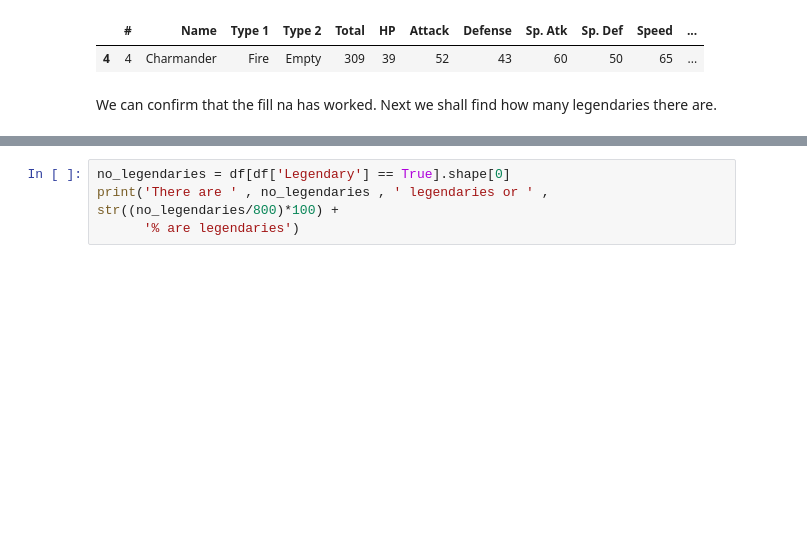
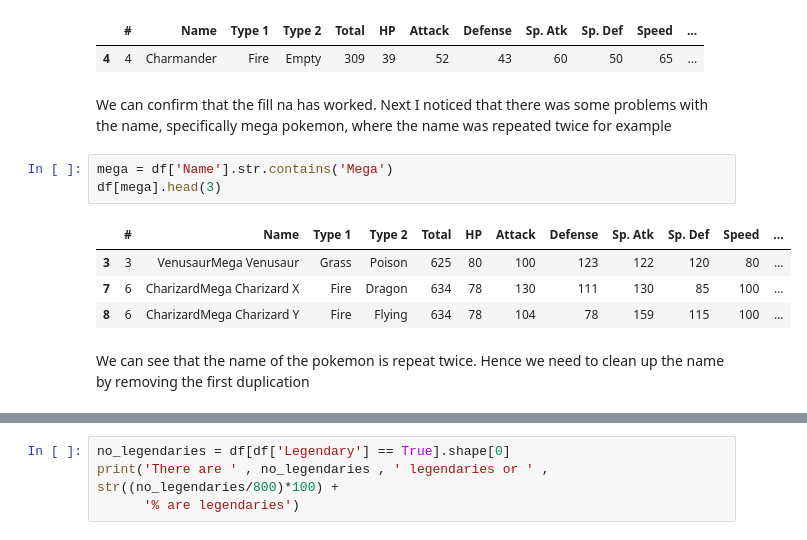
Before and after one commit to RickyKVT/PokemonEDA, a Jupyter notebook: EDA.ipynb, the cells around one changed output, grey strips where cells are left out. Saved outputs shown, nothing was run; the diff lists cells and outputs as text; blank space fills up the shorter version.

```diff
--- a/EDA.ipynb
+++ b/EDA.ipynb
@@ -157,5 +138,15 @@ df[df['Name'] == 'Charmander']
 # %% [output]
 |  | # | Name | Type 1 | Type 2 | Total | HP | Attack | Defense | Sp. Atk | Sp. Def | Speed | ... |
 | 4 | 4 | Charmander | Fire | Empty | 309 | 39 | 52 | 43 | 60 | 50 | 65 | ... |
-# %% [markdown]
-We can confirm that the fill na has worked. Next we shall find how many legendaries there are.
+# %% [markdown]
+We can confirm that the fill na has worked. Next I noticed that there was some problems with the name, specifically mega pokemon, where the name was repeated twice for example
+# %%
+mega = df['Name'].str.contains('Mega')
+df[mega].head(3)
+# %% [output]
+|  | # | Name | Type 1 | Type 2 | Total | HP | Attack | Defense | Sp. Atk | Sp. Def | Speed | ... |
+| 3 | 3 | VenusaurMega Venusaur | Grass | Poison | 625 | 80 | 100 | 123 | 122 | 120 | 80 | ... |
+| 7 | 6 | CharizardMega Charizard X | Fire | Dragon | 634 | 78 | 130 | 111 | 130 | 85 | 100 | ... |
+| 8 | 6 | CharizardMega Charizard Y | Fire | Flying | 634 | 78 | 104 | 78 | 159 | 115 | 100 | ... |
+# %% [markdown]
+We can see that the name of the pokemon is repeat twice. Hence we need to clean up the name by removing the first duplication
```
Also changed, not shown: parts of 20 cells of this notebook.
